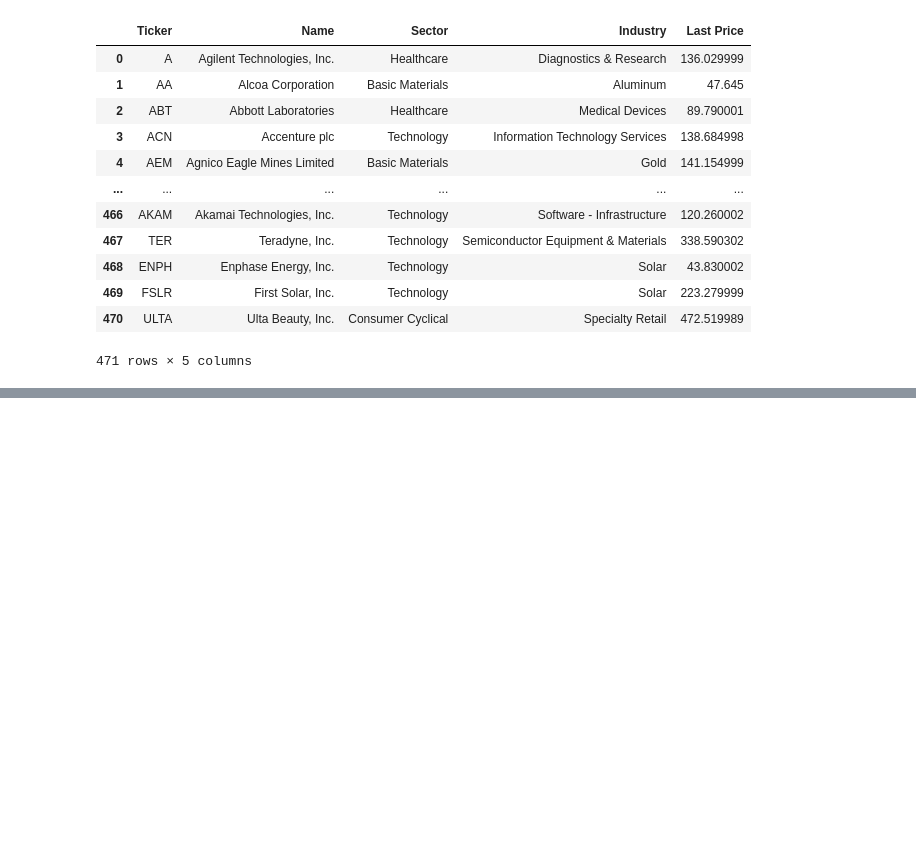
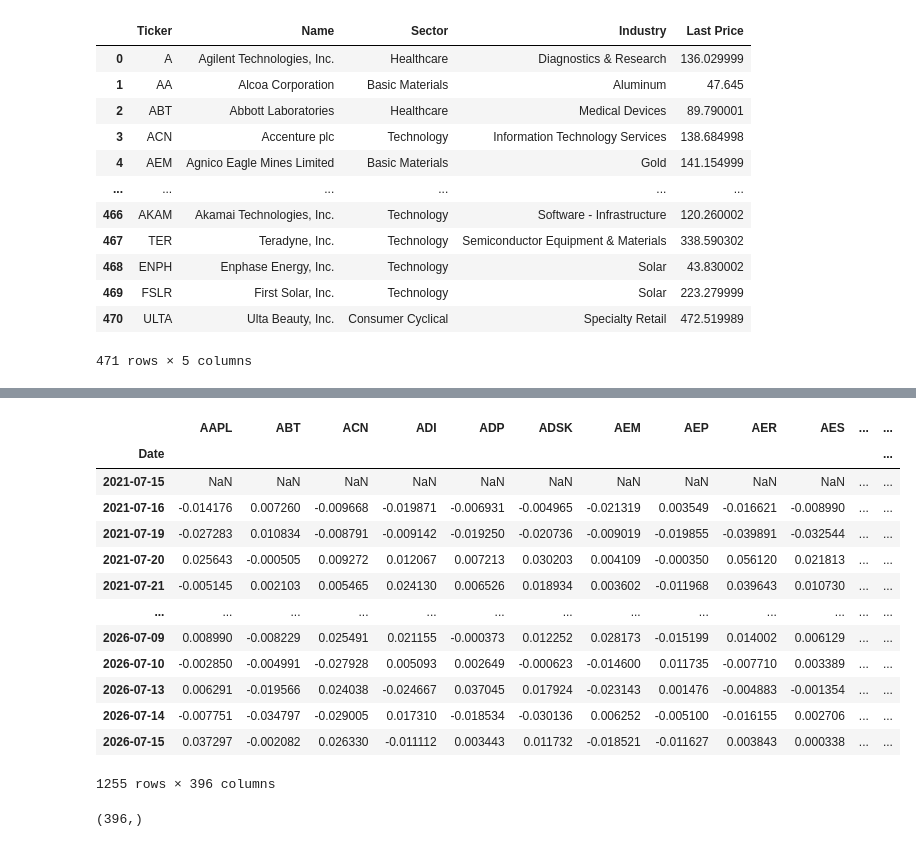
Before and after one commit to tadekradek/Market-Risk-Platform, a Jupyter notebook: src/models/equity_develop.ipynb, the cells around one changed output, grey strips where cells are left out. Saved outputs shown, nothing was run; the diff lists cells and outputs as text; code cells hidden in the pictures; blank space fills up the shorter version.

```diff
--- a/src/models/equity_develop.ipynb
+++ b/src/models/equity_develop.ipynb
@@ -113,0 +185,21 @@ equities
+# %%
+def portfolio_generator(positions, equities_df):
+    portfolio_data = []
+    for _ in range(positions):
+        ticker = random.choice(equities_df['Ticker'])
+        number_of_shares = random.randint(10000, 50000)
+        equity = equities_df[equities_df['Ticker'] == ticker].iloc[0]
+
+        portfolio_data.append({
+            'Ticker': ticker,
+            'Name': equity['Name'],
+            'Sector': equity['Sector'],
+            'Industry': equity['Industry'],
+            'Number of shares': number_of_shares,
+            'Price': equity['Last Price'],
+            'Position Value': number_of_shares * equity['Last Price']
+        })
+
+    return pd.DataFrame(portfolio_data)
+# %%
+portfolio = portfolio_generator(1000, equities)
@@ -113,0 +222,11 @@ equities
+# %%
+portfolio = portfolio.groupby('Ticker', as_index=False).agg({
+    'Name': 'first',
+    'Sector': 'first',
+    'Industry': 'first',
+    'Number of shares': 'sum',
+    'Position Value': 'sum'
+})
+
+portfolio['Price'] = portfolio['Position Value'] / portfolio['Number of shares']
+portfolio = portfolio[['Ticker', 'Name', 'Sector', 'Industry', 'Number of shares', 'Price', 'Position Value']]
@@ -113,0 +249,2 @@ equities
+# %%
+portfolio['Weight'] = portfolio['Position Value'] / portfolio['Position Value'].sum()
@@ -113,0 +268,22 @@ equities
+# %%
+selected_log_returns = log_returns.loc[:, log_returns.columns.isin(portfolio['Ticker'])]
+selected_log_returns
+# %% [output]
+|  | AAPL | ABT | ACN | ADI | ADP | ADSK | AEM | AEP | AER | AES | ... | ... |
+| Date |  |  |  |  |  |  |  |  |  |  |  | ... |
+| 2021-07-15 | NaN | NaN | NaN | NaN | NaN | NaN | NaN | NaN | NaN | NaN | ... | ... |
+| 2021-07-16 | -0.014176 | 0.007260 | -0.009668 | -0.019871 | -0.006931 | -0.004965 | -0.021319 | 0.003549 | -0.016621 | -0.008990 | ... | ... |
+| 2021-07-19 | -0.027283 | 0.010834 | -0.008791 | -0.009142 | -0.019250 | -0.020736 | -0.009019 | -0.019855 | -0.039891 | -0.032544 | ... | ... |
+| 2021-07-20 | 0.025643 | -0.000505 | 0.009272 | 0.012067 | 0.007213 | 0.030203 | 0.004109 | -0.000350 | 0.056120 | 0.021813 | ... | ... |
+| 2021-07-21 | -0.005145 | 0.002103 | 0.005465 | 0.024130 | 0.006526 | 0.018934 | 0.003602 | -0.011968 | 0.039643 | 0.010730 | ... | ... |
+| ... | ... | ... | ... | ... | ... | ... | ... | ... | ... | ... | ... | ... |
+| 2026-07-09 | 0.008990 | -0.008229 | 0.025491 | 0.021155 | -0.000373 | 0.012252 | 0.028173 | -0.015199 | 0.014002 | 0.006129 | ... | ... |
+| 2026-07-10 | -0.002850 | -0.004991 | -0.027928 | 0.005093 | 0.002649 | -0.000623 | -0.014600 | 0.011735 | -0.007710 | 0.003389 | ... | ... |
+| 2026-07-13 | 0.006291 | -0.019566 | 0.024038 | -0.024667 | 0.037045 | 0.017924 | -0.023143 | 0.001476 | -0.004883 | -0.001354 | ... | ... |
+| 2026-07-14 | -0.007751 | -0.034797 | -0.029005 | 0.017310 | -0.018534 | -0.030136 | 0.006252 | -0.005100 | -0.016155 | 0.002706 | ... | ... |
+| 2026-07-15 | 0.037297 | -0.002082 | 0.026330 | -0.011112 | 0.003443 | 0.011732 | -0.018521 | -0.011627 | 0.003843 | 0.000338 | ... | ... |
+1255 rows × 396 columns
+# %%
+portfolio['Weight'].shape
+# %% [output]
+(396,)
```
Also changed, not shown: parts of 57 cells of this notebook, 1 other file.
